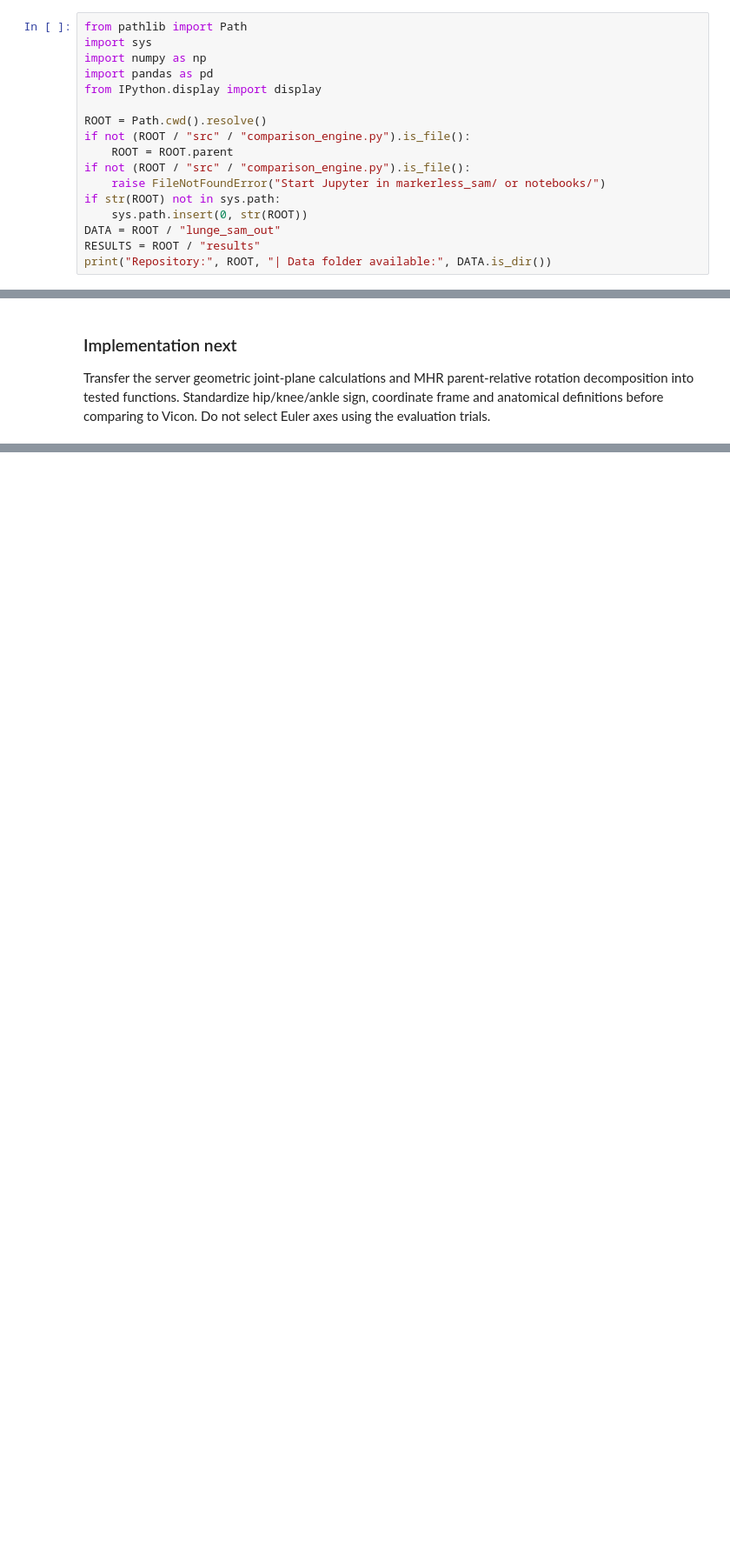
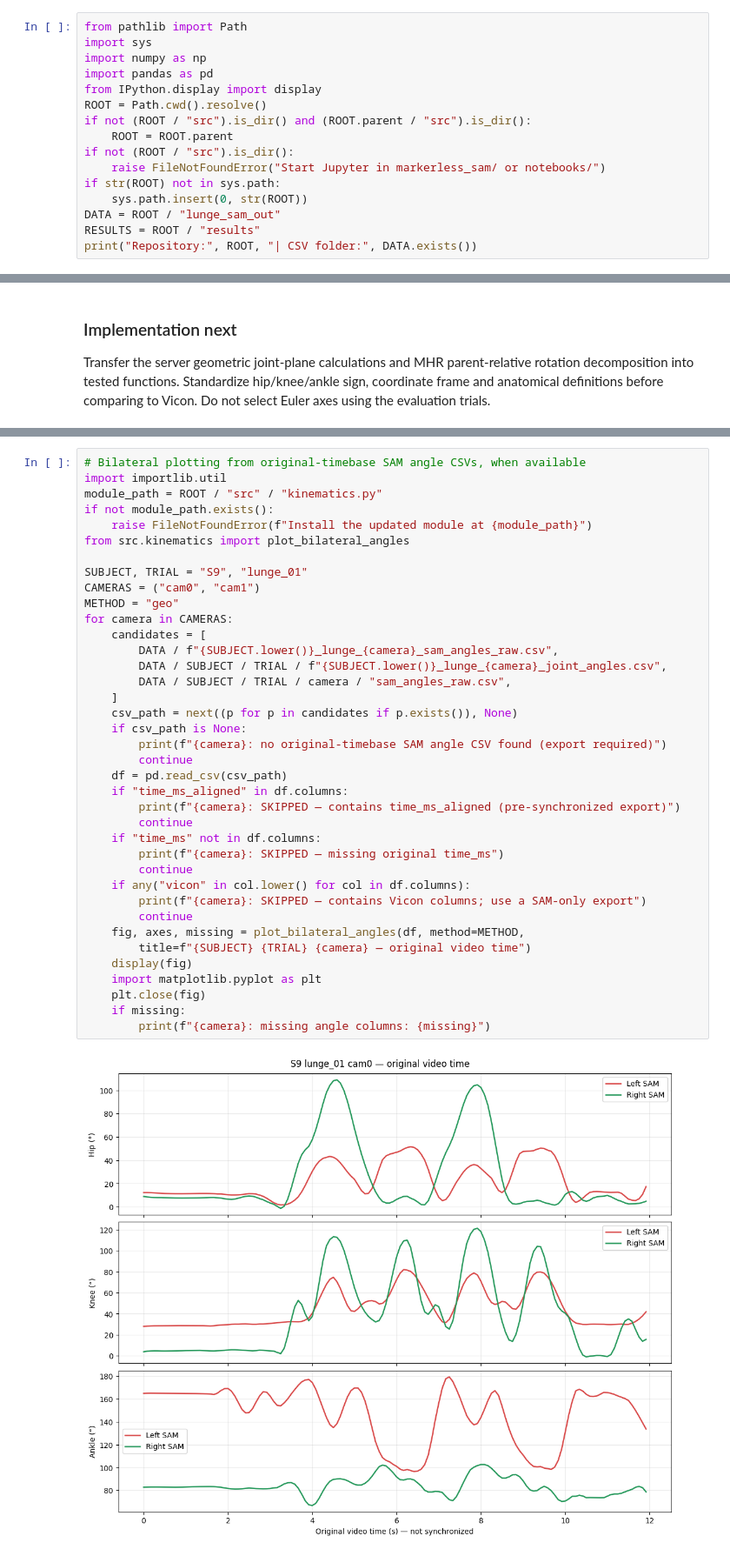
Before and after one commit to tdjohnson1987/markerless_sam, a Jupyter notebook: notebooks/02_kinematics.ipynb, the cells around one changed output, grey strips where cells are left out. Shown at 87% size. Saved outputs shown, nothing was run; the diff lists cells and outputs as text; blank space fills up the shorter version.

```diff
--- a/notebooks/02_kinematics.ipynb
+++ b/notebooks/02_kinematics.ipynb
@@ -8,17 +8,16 @@ import sys
 import numpy as np
 import pandas as pd
 from IPython.display import display
-
 ROOT = Path.cwd().resolve()
-if not (ROOT / "src" / "comparison_engine.py").is_file():
+if not (ROOT / "src").is_dir() and (ROOT.parent / "src").is_dir():
     ROOT = ROOT.parent
-if not (ROOT / "src" / "comparison_engine.py").is_file():
+if not (ROOT / "src").is_dir():
     raise FileNotFoundError("Start Jupyter in markerless_sam/ or notebooks/")
 if str(ROOT) not in sys.path:
     sys.path.insert(0, str(ROOT))
 DATA = ROOT / "lunge_sam_out"
 RESULTS = ROOT / "results"
-print("Repository:", ROOT, "| Data folder available:", DATA.is_dir())
+print("Repository:", ROOT, "| CSV folder:", DATA.exists())
 # %% [output]
 Repository: /Users/thomasjohnson/markerless/markerless_sam | CSV folder: True
 # %%
@@ -110,0 +69,40 @@ cam1: no original-timebase SAM angle CSV found (export required)
+# %%
+# Bilateral plotting from original-timebase SAM angle CSVs, when available
+import importlib.util
+module_path = ROOT / "src" / "kinematics.py"
+if not module_path.exists():
+    raise FileNotFoundError(f"Install the updated module at {module_path}")
+from src.kinematics import plot_bilateral_angles
+
+SUBJECT, TRIAL = "S9", "lunge_01"
+CAMERAS = ("cam0", "cam1")
+METHOD = "geo"
+for camera in CAMERAS:
+    candidates = [
+        DATA / f"{SUBJECT.lower()}_lunge_{camera}_sam_angles_raw.csv",
+        DATA / SUBJECT / TRIAL / f"{SUBJECT.lower()}_lunge_{camera}_joint_angles.csv",
+        DATA / SUBJECT / TRIAL / camera / "sam_angles_raw.csv",
+    ]
+    csv_path = next((p for p in candidates if p.exists()), None)
+    if csv_path is None:
+        print(f"{camera}: no original-timebase SAM angle CSV found (export required)")
+        continue
+    df = pd.read_csv(csv_path)
+    if "time_ms_aligned" in df.columns:
+        print(f"{camera}: SKIPPED — contains time_ms_aligned (pre-synchronized export)")
+        continue
+    if "time_ms" not in df.columns:
+        print(f"{camera}: SKIPPED — missing original time_ms")
+        continue
+    if any("vicon" in col.lower() for col in df.columns):
+        print(f"{camera}: SKIPPED — contains Vicon columns; use a SAM-only export")
+        continue
+    fig, axes, missing = plot_bilateral_angles(df, method=METHOD,
+        title=f"{SUBJECT} {TRIAL} {camera} — original video time")
+    display(fig)
+    import matplotlib.pyplot as plt
+    plt.close(fig)
+    if missing:
+        print(f"{camera}: missing angle columns: {missing}")
+# %% [output]
+[figure, added]
```
Also changed, not shown: parts of 7 cells of this notebook, 5 other files.
